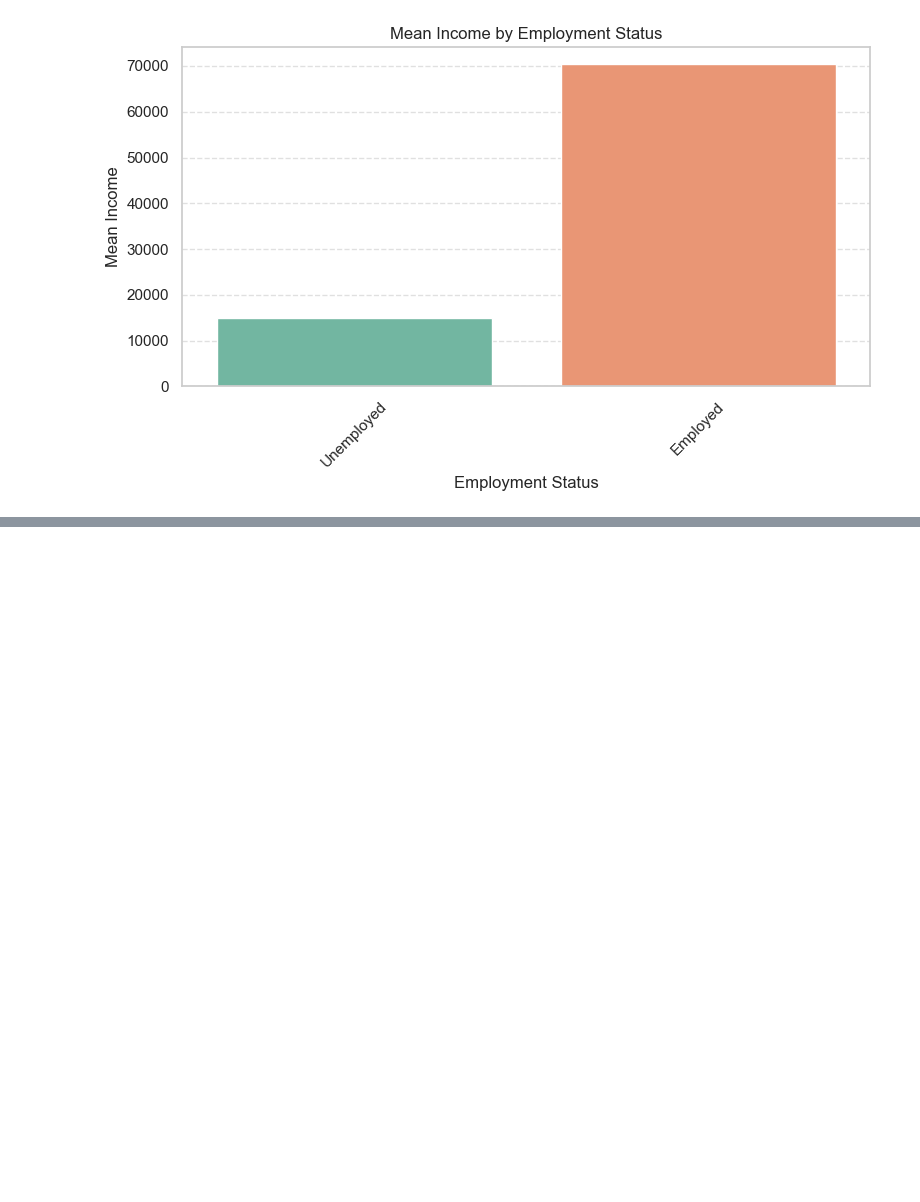
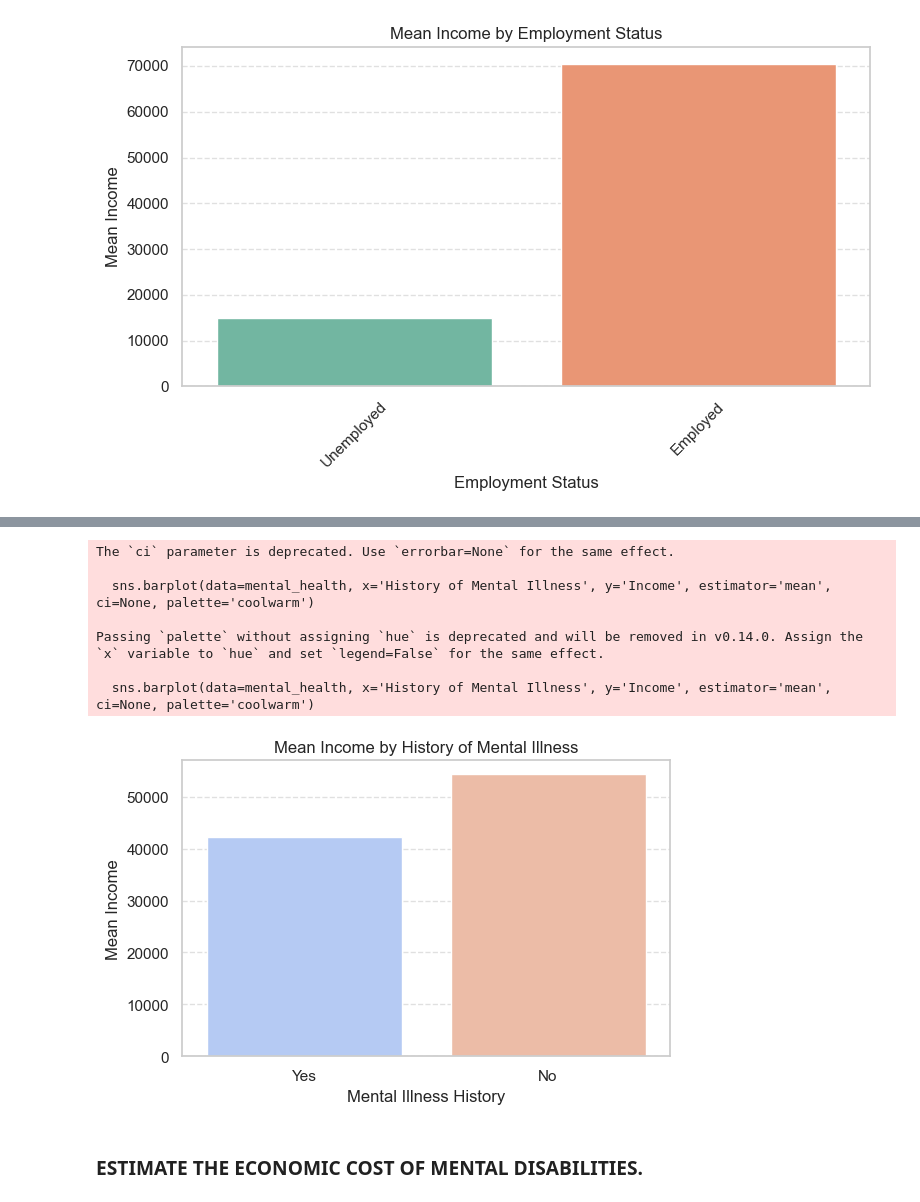
Before and after one commit to csaafrica/mental_CSA, a Jupyter notebook: MentalHealth.ipynb, the cells around one changed output, grey strips where cells are left out. Drawn from its saved outputs; the diff is of its cells as text; code cells hidden in the pictures; blank space fills up the shorter version.

```diff
--- a/MentalHealth.ipynb
+++ b/MentalHealth.ipynb
@@ -143,0 +171,21 @@ Passing `palette` without assigning `hue` is deprecated and will be removed in v
+# %%
+plt.figure(figsize=(6, 4))
+sns.barplot(data=mental_health, x='History of Mental Illness', y='Income', estimator='mean', ci=None, palette='coolwarm')
+plt.title('Mean Income by History of Mental Illness')
+plt.xlabel('Mental Illness History')
+plt.ylabel('Mean Income')
+plt.tight_layout()
+plt.grid(axis='y', linestyle='--', alpha=0.6)
+plt.savefig("outputs/figures/IncomeHistoryMentalIllness.png", dpi=300)
+plt.show()
+# %% [output]
+The `ci` parameter is deprecated. Use `errorbar=None` for the same effect.
+
+  sns.barplot(data=mental_health, x='History of Mental Illness', y='Income', estimator='mean', ci=None, palette='coolwarm')
+
+Passing `palette` without assigning `hue` is deprecated and will be removed in v0.14.0. Assign the `x` variable to `hue` and set `legend=False` for the same effect.
+
+  sns.barplot(data=mental_health, x='History of Mental Illness', y='Income', estimator='mean', ci=None, palette='coolwarm')
+[figure, added]
+# %% [markdown]
+### ESTIMATE THE ECONOMIC COST OF MENTAL DISABILITIES.
```
Also changed, not shown: parts of 43 cells of this notebook, 16 other files.
